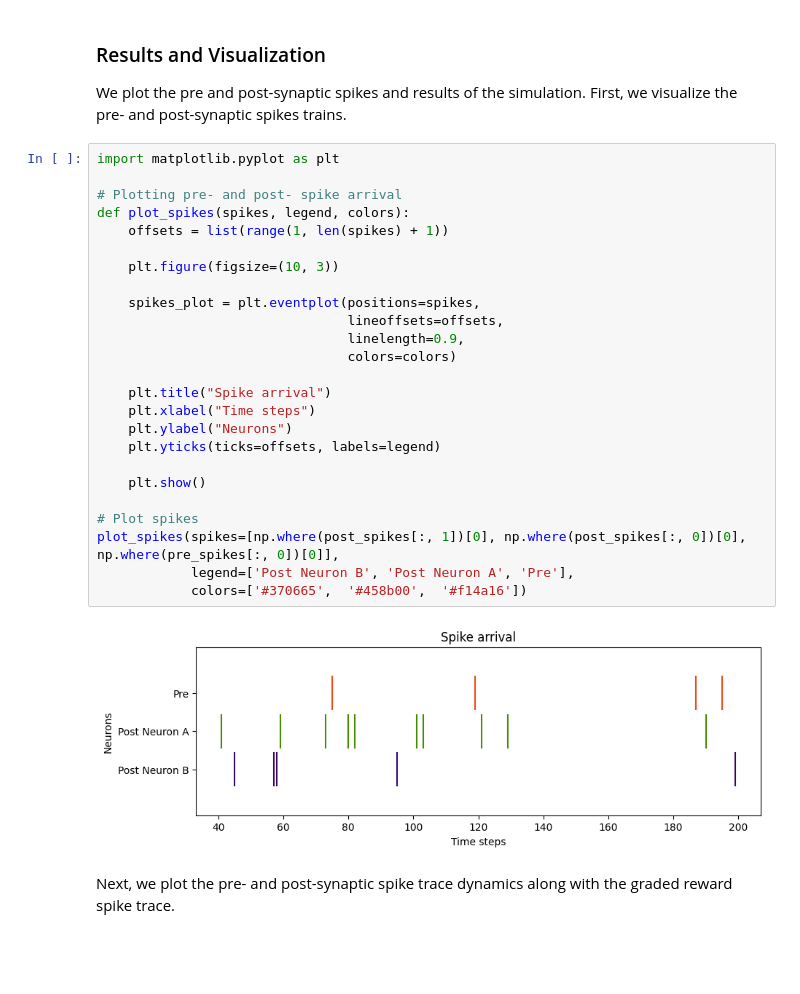
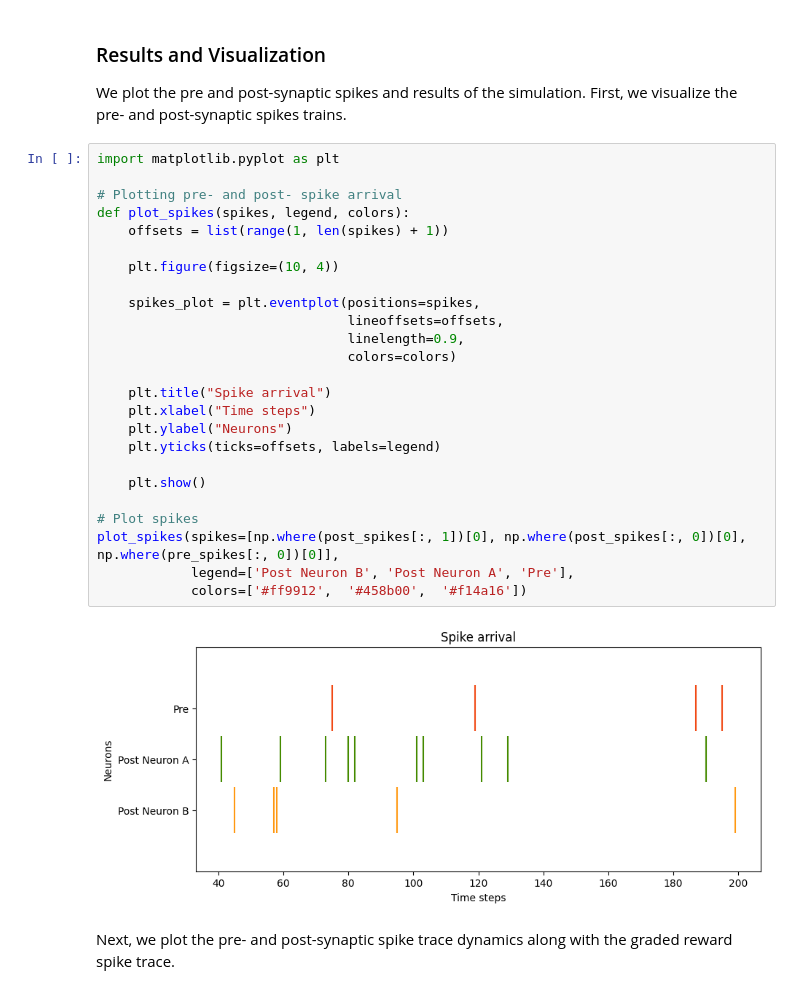
Before and after one commit to lava-nc/lava, a Jupyter notebook: tutorials/in_depth/tutorial10_three_factor_learning.ipynb, the cells around one changed output. Cells and saved outputs as stored; diff of their text form; blank space fills up the shorter version.

```diff
--- a/tutorials/in_depth/tutorial10_three_factor_learning.ipynb
+++ b/tutorials/in_depth/tutorial10_three_factor_learning.ipynb
@@ -277,29 +282,29 @@ We plot the pre and post-synaptic spikes and results of the simulation. First, w
 # %%
 import matplotlib.pyplot as plt
 
 # Plotting pre- and post- spike arrival
 def plot_spikes(spikes, legend, colors):
     offsets = list(range(1, len(spikes) + 1))
 
-    plt.figure(figsize=(10, 3))
+    plt.figure(figsize=(10, 4))
 
     spikes_plot = plt.eventplot(positions=spikes,
                                 lineoffsets=offsets,
                                 linelength=0.9,
                                 colors=colors)
 
     plt.title("Spike arrival")
     plt.xlabel("Time steps")
     plt.ylabel("Neurons")
     plt.yticks(ticks=offsets, labels=legend)
 
     plt.show()
 
 # Plot spikes
 plot_spikes(spikes=[np.where(post_spikes[:, 1])[0], np.where(post_spikes[:, 0])[0], np.where(pre_spikes[:, 0])[0]],
             legend=['Post Neuron B', 'Post Neuron A', 'Pre'],
-            colors=['#370665', 	'#458b00',  '#f14a16'])
+            colors=['#ff9912', 	'#458b00',  '#f14a16'])
 # %% [output]
-[figure, old version]
+[figure, new version]
 # %% [markdown]
 Next, we plot the pre- and post-synaptic spike trace dynamics along with the graded reward spike trace.
```
Also changed, not shown: parts of 6 cells of this notebook, 2 other files.
